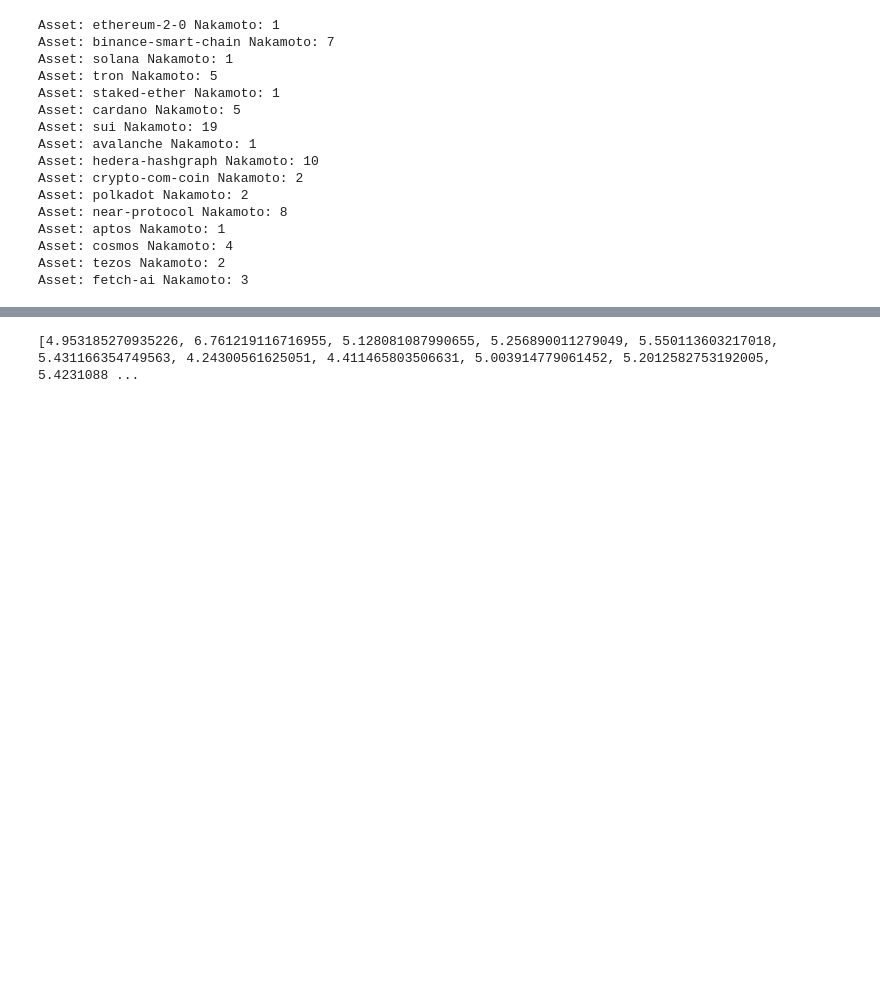
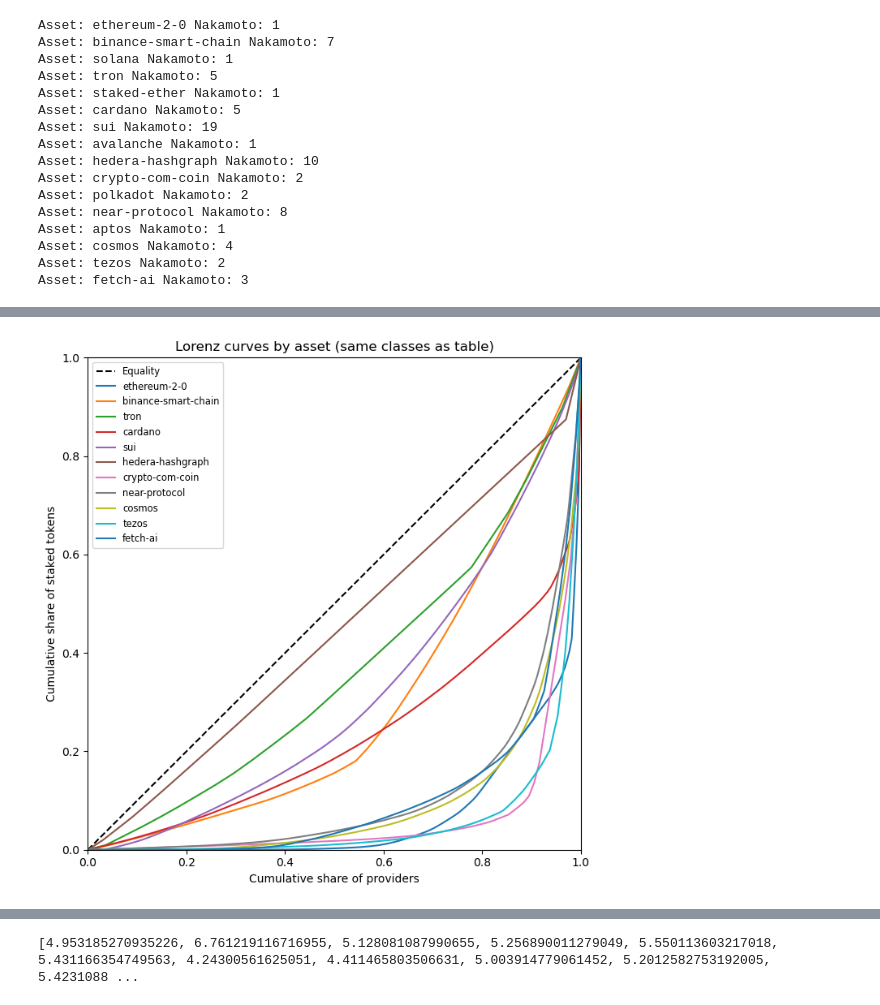
Before and after one commit to schwmi/StakingProviderConcentrationAnalysis, a Jupyter notebook: StakingRewardsExperiments.ipynb, the cells around one changed output, grey strips where cells are left out. Saved outputs shown, nothing was run; the diff lists cells and outputs as text; code cells hidden in the pictures; blank space fills up the shorter version.

Commit message:
Add overview table and lorenz curves

```diff
--- a/StakingRewardsExperiments.ipynb
+++ b/StakingRewardsExperiments.ipynb
@@ -662,13 +919,0 @@ plot_lorenz_curve(resp, title="Cosmos HUB provider staked tokens")
-# %%
-resp_eth = client.get_provider_stake_shares(
-    asset_slug="ethereum-2-0",
-    limit=400,
-    is_active=True,          # set to None to include inactive
-    include_reward_rate=True,
-    type_keys=eth_staking_types
-)
-print("Total staked tokens:", resp_eth["total_staked_tokens"])
-print("Untracked tokens:", resp_eth["untracked_staked_tokens"])
-print("Untracked share:", resp_eth["untracked_share"])
-for p in resp_eth["providers"]:
-    print(p["provider"], p["staked_tokens"], p["reward_rate"], p["share"])
@@ -724,3 +920,88 @@ Untracked share for babylon: 0.06484386502765468
+# %%
+## Combined lorenz curve
+
+def add_lorenz_curve_to_axis(
+    ax,
+    providers: list[dict],
+    total_value: float,
+    label: str,
+    residual_handling: str = "single",
+    n_residual_providers: int | None = None,
+):
+    provider_value_key = "staked_tokens"
+
+    values = []
+    tracked_total = 0.0
+
+    for p in providers:
+        v = p.get(provider_value_key)
+        if v is None or v <= 0:
+            continue
+        values.append(float(v))
+        tracked_total += v
+
+    residual = total_value - tracked_total
+
+    if residual > 0:
+        if residual_handling == "single":
+            values.append(residual)
+        elif residual_handling == "equal_split":
+            if not n_residual_providers or n_residual_providers <= 0:
+                raise ValueError("n_residual_providers must be > 0")
+            values.extend([residual / n_residual_providers] * n_residual_providers)
+        elif residual_handling == "ignore":
+            pass
+        else:
+            raise ValueError(f"Unknown residual_handling: {residual_handling}")
+
+    if not values:
+        return
+
+    values.sort()
+    n = len(values)
+    total = sum(values)
+
+    y = [0.0]
+    running = 0.0
+    for v in values:
+        running += v
+        y.append(running / total)
+
+    x = [i / n for i in range(0, n + 1)]
+
+    ax.plot(x, y, label=label)
+
+import matplotlib.pyplot as plt
+
+fig, ax = plt.subplots(figsize=(7, 7))
+
+# equality line (draw once)
+ax.plot([0, 1], [0, 1], "k--", label="Equality")
+
+for asset in df["asset"]:
+    data = lorenz_inputs.get(asset)
+    if not data:
+        continue
+
+    add_lorenz_curve_to_axis(
+        ax=ax,
+        providers=data["providers"],
+        total_value=data["total_value"],
+        label=asset,
+        residual_handling="single",   # MUST match table logic
+    )
+
+ax.set_xlim(0, 1)
+ax.set_ylim(0, 1)
+ax.set_xlabel("Cumulative share of providers")
+ax.set_ylabel("Cumulative share of staked tokens")
+ax.set_title("Lorenz curves by asset (same classes as table)")
+ax.legend(loc="upper left", fontsize="small")
+
+plt.tight_layout()
+plt.show()
+# %% [output]
+[figure, added]
 # %%
 assets = [
     "ethereum-2-0",
```
Also changed, not shown: parts of 17 cells of this notebook, 17 other files.
